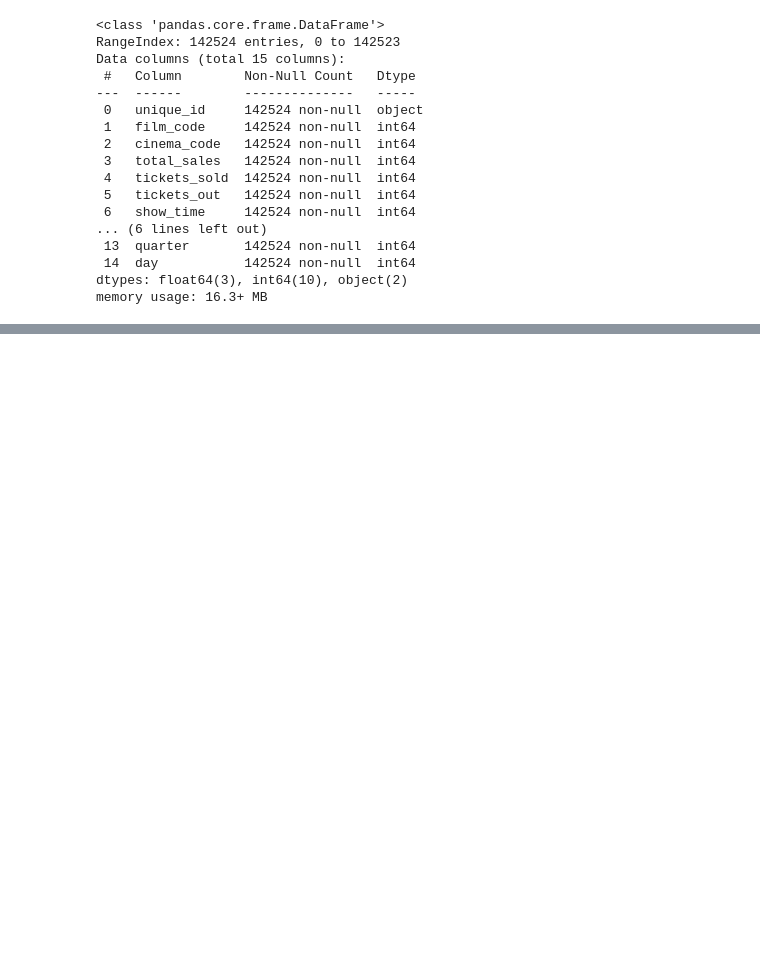
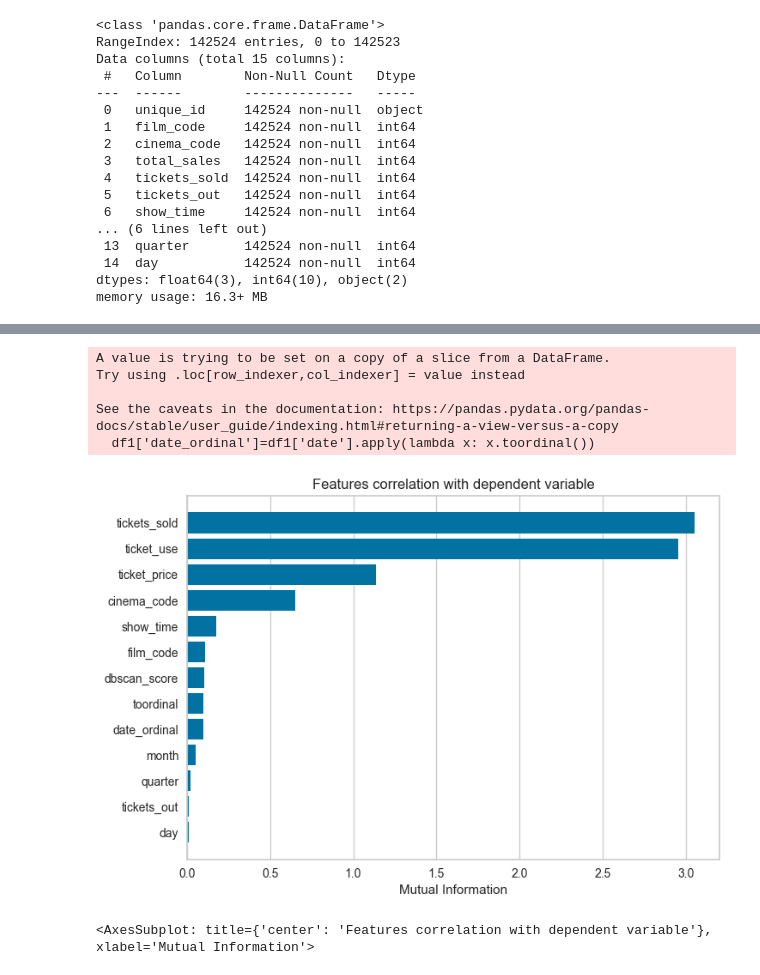
Before and after one commit to biniciobarrueco/SalesCinema, a Jupyter notebook: sales-cinema-model.ipynb, the cells around one changed output, grey strips where cells are left out. Saved outputs shown, nothing was run; the diff lists cells and outputs as text; code cells hidden in the pictures; blank space fills up the shorter version.

```diff
--- a/sales-cinema-model.ipynb
+++ b/sales-cinema-model.ipynb
@@ -163,0 +191,20 @@ plt.scatter(dbscan_date, dbscan_sales, edgecolor='r')
+# %%
+from yellowbrick.target import FeatureCorrelation
+
+df1['date_ordinal']=df1['date'].apply(lambda x: x.toordinal())
+features_names=list(df1.drop(['total_sales', 'date', 'unique_id'], axis=1).columns)
+X=df1.drop(['total_sales', 'date', 'unique_id'], axis=1)
+y=df1['total_sales']
+
+visualizer=FeatureCorrelation(method='mutual_info-regression',labels=features_names, sort=True)
+visualizer.fit(X,y)
+
+visualizer.show()
+# %% [output]
+A value is trying to be set on a copy of a slice from a DataFrame.
+Try using .loc[row_indexer,col_indexer] = value instead
+
+See the caveats in the documentation: https://pandas.pydata.org/pandas-docs/stable/user_guide/indexing.html#returning-a-view-versus-a-copy
+  df1['date_ordinal']=df1['date'].apply(lambda x: x.toordinal())
+[figure, added]
+<AxesSubplot: title={'center': 'Features correlation with dependent variable'}, xlabel='Mutual Information'>
```
Also changed, not shown: parts of 18 cells of this notebook.
